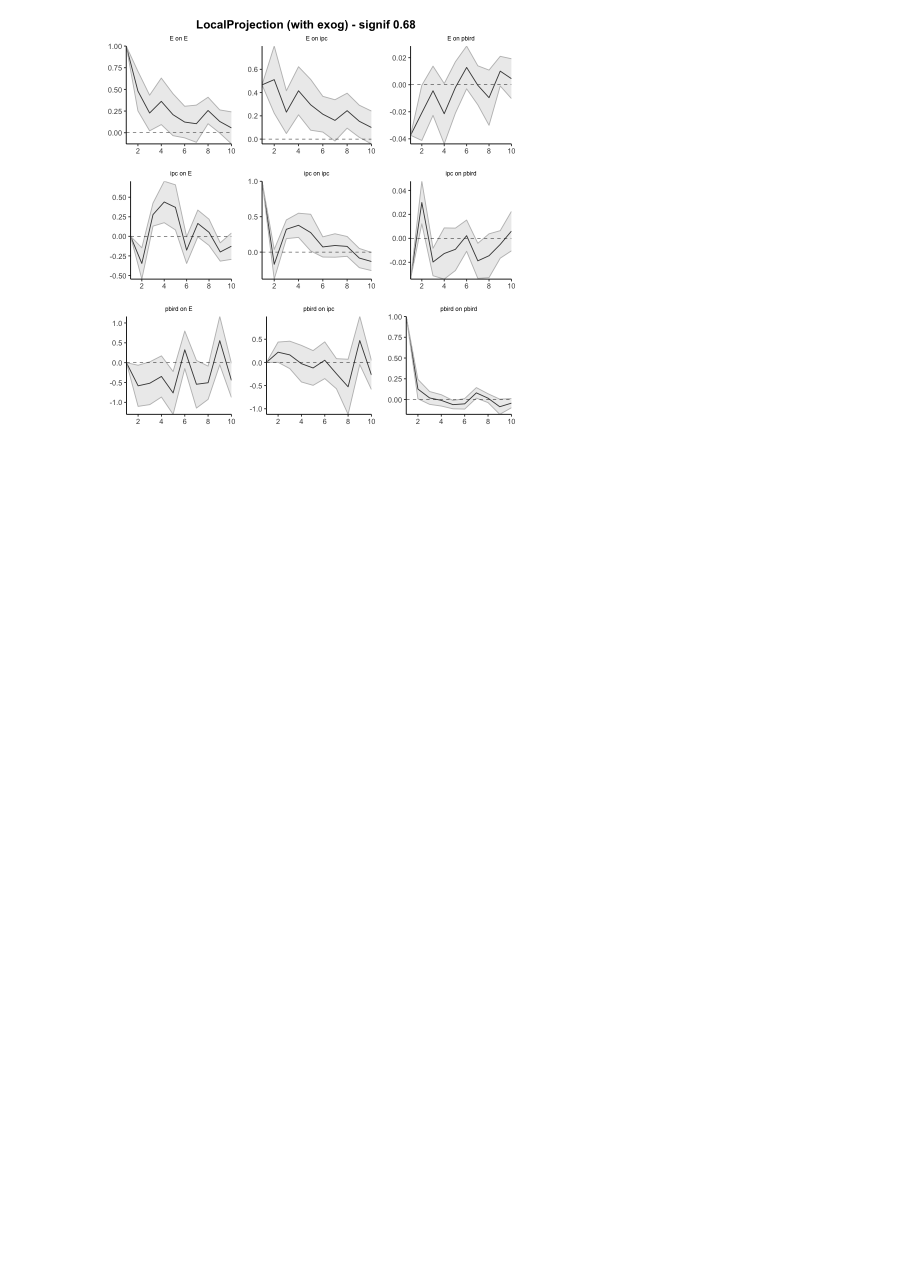
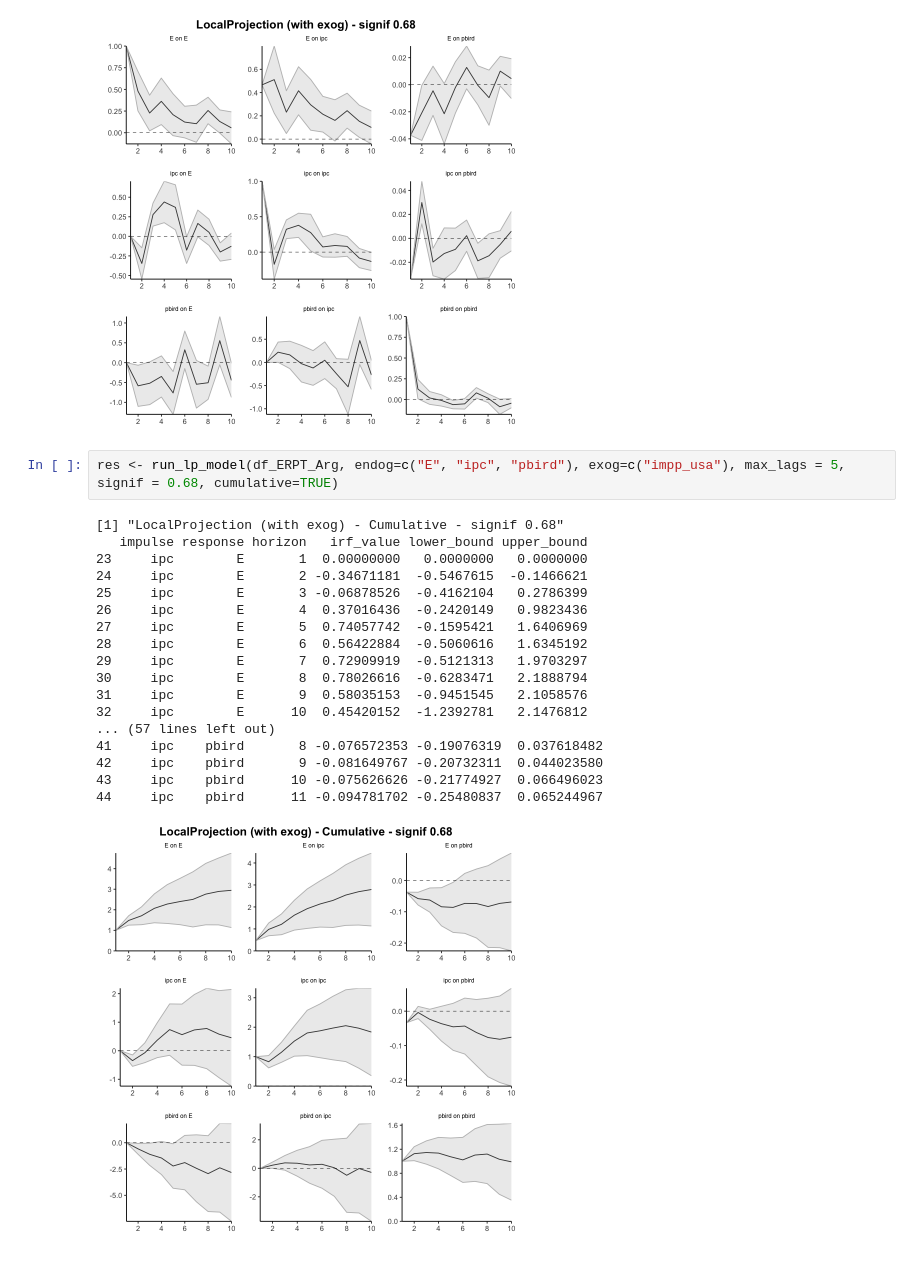
Before and after one commit to mbarrena/tesis, a Jupyter notebook: r_experiments/r_exps.ipynb, the cells around one changed output. Saved outputs shown, nothing was run; the diff lists cells and outputs as text; blank space fills up the shorter version.

```diff
--- a/r_experiments/r_exps.ipynb
+++ b/r_experiments/r_exps.ipynb
@@ -192,3 +175,24 @@ res <- run_lp_model(df_ERPT_Arg, endog=c("E", "ipc", "pbird"), exog=c("impp_usa"
 43     ipc    pbird      10  0.006023141 -0.01042616  0.022472443
 44     ipc    pbird      11 -0.019155076 -0.03705910 -0.001251056
 [figure]
+# %%
+res <- run_lp_model(df_ERPT_Arg, endog=c("E", "ipc", "pbird"), exog=c("impp_usa"), max_lags = 5, signif = 0.68, cumulative=TRUE)
+# %% [output]
+[1] "LocalProjection (with exog) - Cumulative - signif 0.68"
+   impulse response horizon   irf_value lower_bound upper_bound
+23     ipc        E       1  0.00000000   0.0000000   0.0000000
+24     ipc        E       2 -0.34671181  -0.5467615  -0.1466621
+25     ipc        E       3 -0.06878526  -0.4162104   0.2786399
+26     ipc        E       4  0.37016436  -0.2420149   0.9823436
+27     ipc        E       5  0.74057742  -0.1595421   1.6406969
+28     ipc        E       6  0.56422884  -0.5060616   1.6345192
+29     ipc        E       7  0.72909919  -0.5121313   1.9703297
+30     ipc        E       8  0.78026616  -0.6283471   2.1888794
+31     ipc        E       9  0.58035153  -0.9451545   2.1058576
+32     ipc        E      10  0.45420152  -1.2392781   2.1476812
+... (57 lines left out)
+41     ipc    pbird       8 -0.076572353 -0.19076319  0.037618482
+42     ipc    pbird       9 -0.081649767 -0.20732311  0.044023580
+43     ipc    pbird      10 -0.075626626 -0.21774927  0.066496023
+44     ipc    pbird      11 -0.094781702 -0.25480837  0.065244967
+[figure, added]
```
Also changed, not shown: parts of 2 cells of this notebook, 3 other files.
